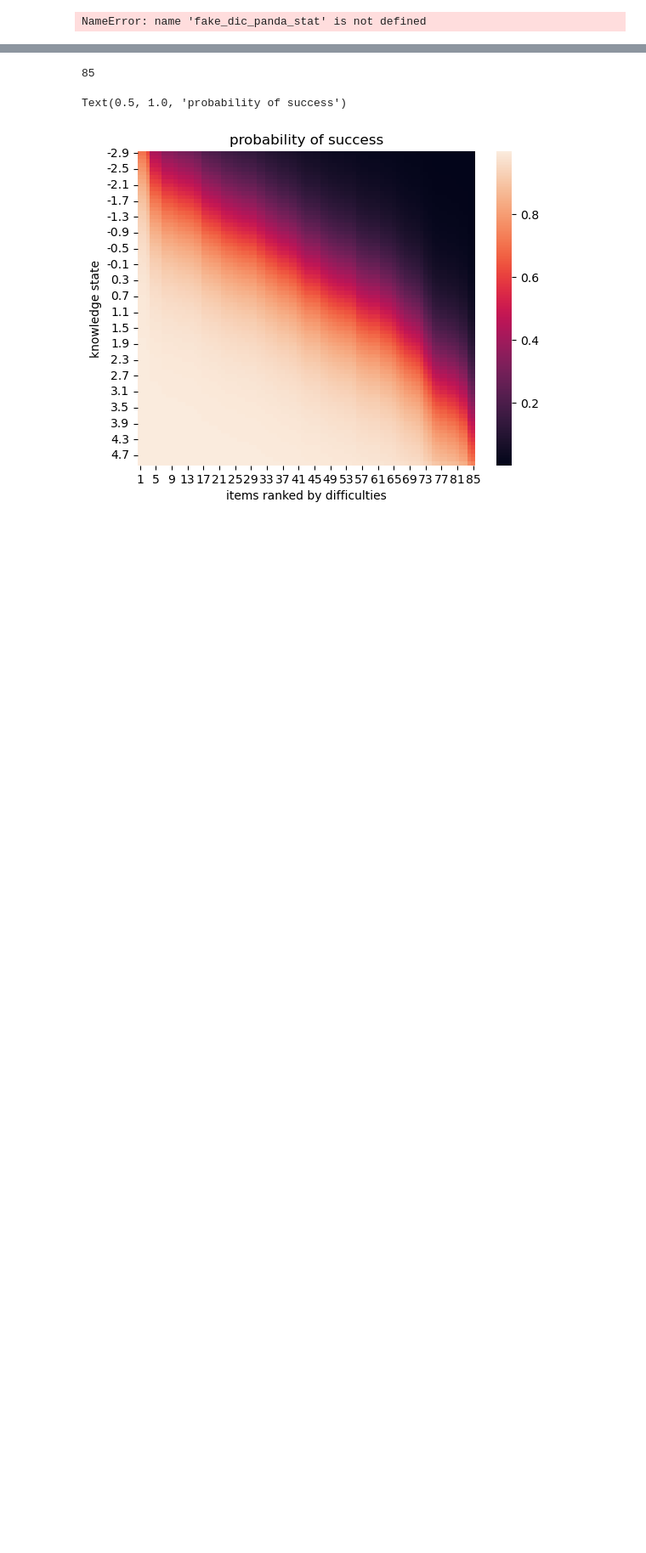
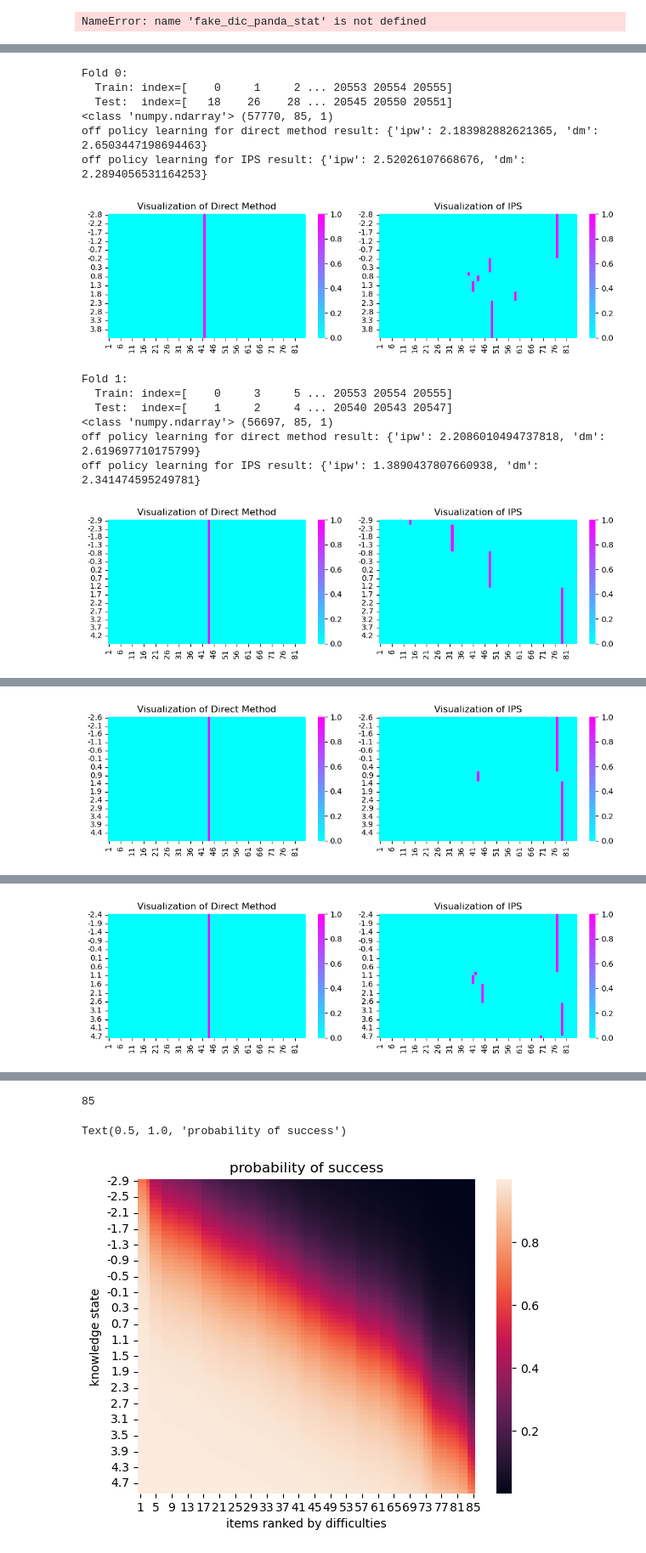
Before and after one commit to Samtasty/zr-obp, a Jupyter notebook: robotry.ipynb, the cells around one changed output, grey strips where cells are left out. Shown at 85% size. Cells and saved outputs as stored; diff of their text form; code cells hidden in the pictures; blank space fills up the shorter version.

Commit message:
kfold

```diff
--- a/robotry.ipynb
+++ b/robotry.ipynb
@@ -162,6 +175,10 @@ bandit_dbf=dbf.drop('new_theta',1)
 import numpy as np
 from sklearn.model_selection import KFold
 
-kf = KFold(n_splits=5)
-kf.split(bandit_dbf)
+kf = KFold(n_splits=5,shuffle=True)
+
+ze=kf.split(df.student.unique())
+for j in ze:
+    print(j)
+    bandit_dbf.loc[bandit_dbf.student.isin(j)]
 # %% [output]
@@ -169,12 +189,0 @@ kf.split(bandit_dbf)
-# %%
-list_of_pol=[]
-for i, (train_index, test_index) in enumerate(kf.split(bandit_dbf)):
-    print(f"Fold {i}:")
-    print(f"  Train: index={train_index}")
-    print(f"  Test:  index={test_index}")
-    data_train=bandit_dbf.loc[train_index]
-    data_test=bandit_dbf.loc[test_index]
-    bdf_train=create_obp_data(data_train,expected_reward,behavior_policy)
-    bdf_test=create_obp_data(data_test,expected_reward,behavior_policy)
-
-    list_of_pol.append(find_policy(bdf_train,bdf_test))
@@ -196,0 +216,57 @@ Fold 4:
+# %%
+#separating student
+list_of_pol=[]
+list_of_mat=[]
+for i, (train_index, test_index) in enumerate(kf.split(df.student.unique())):
+    print(f"Fold {i}:")
+    print(f"  Train: index={train_index}")
+    print(f"  Test:  index={test_index}")
+    data_train=bandit_dbf.loc[bandit_dbf.student.isin(train_index)]
+    data_test=bandit_dbf.loc[bandit_dbf.student.isin(test_index)]
+    bdf_train=create_obp_data(data_train,expected_reward,behavior_policy)
+    bdf_test=create_obp_data(data_test,expected_reward,behavior_policy)
+    ope = OffPolicyEvaluation(
+    bandit_feedback=bdf_test,
+    ope_estimators=[ipw,dm])
+
+    regression_model = RegressionModel(
+    n_actions=85,
+    base_model=linear_model.LinearRegression())
+    estimated_rewards = regression_model.fit(
+    context=bdf_train["context"],
+    action=bdf_train["action"],
+    reward=bdf_train["reward"].astype(float))
+    estimated_rewards_reg=regression_model.predict(bdf_test["context"])
+
+    a,b=find_policy(bdf_train,bdf_test)
+    list_of_pol.append((a,b))
+    print(type(a), estimated_rewards_reg.shape)
+    print('off policy learning for direct method result:',ope.estimate_policy_values(a,estimated_rewards_by_reg_model=estimated_rewards_reg))
+    list_of_mat.append((create_policy_mat(bdf_test,list_of_pol[-1][0]),create_policy_mat(bdf_test,list_of_pol[-1][1])))
+    print('off policy learning for IPS result:',ope.estimate_policy_values(b,estimated_rewards_by_reg_model=estimated_rewards_reg))
+    plt.figure(figsize=(10, 3))  # Create a single figure with two subplots
+    plt.subplot(121)
+    plt.title('Visualization of Direct Method')
+    sns.heatmap(list_of_mat[-1][0].astype(float), cmap='cool')
+
+    plt.subplot(122)
+    plt.title('Visualization of IPS')
+    sns.heatmap(list_of_mat[-1][1].astype(float), cmap='cool')
+
+    plt.tight_layout()  # This ensures that subplots don't overlap
+    plt.show()
+# %% [output]
+Fold 0:
+  Train: index=[    0     1     2 ... 20553 20554 20555]
+  Test:  index=[   18    26    28 ... 20545 20550 20551]
+<class 'numpy.ndarray'> (57770, 85, 1)
+off policy learning for direct method result: {'ipw': 2.183982882621365, 'dm': 2.6503447198694463}
+off policy learning for IPS result: {'ipw': 2.52026107668676, 'dm': 2.2894056531164253}
+[figure, added]
+Fold 1:
+  Train: index=[    0     3     5 ... 20553 20554 20555]
+  Test:  index=[    1     2     4 ... 20540 20543 20547]
+<class 'numpy.ndarray'> (56697, 85, 1)
+off policy learning for direct method result: {'ipw': 2.2086010494737818, 'dm': 2.619697710175799}
+off policy learning for IPS result: {'ipw': 1.3890437807660938, 'dm': 2.341474595249781}
+[figure, added]
@@ -196,0 +279 @@ Fold 4:
+[figure, added]
@@ -196,0 +286 @@ Fold 4:
+[figure, added]
```
Also changed, not shown: parts of 18 cells of this notebook.
